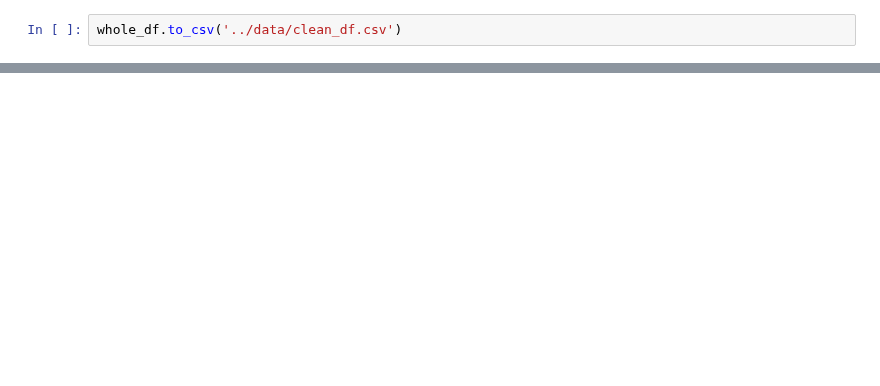
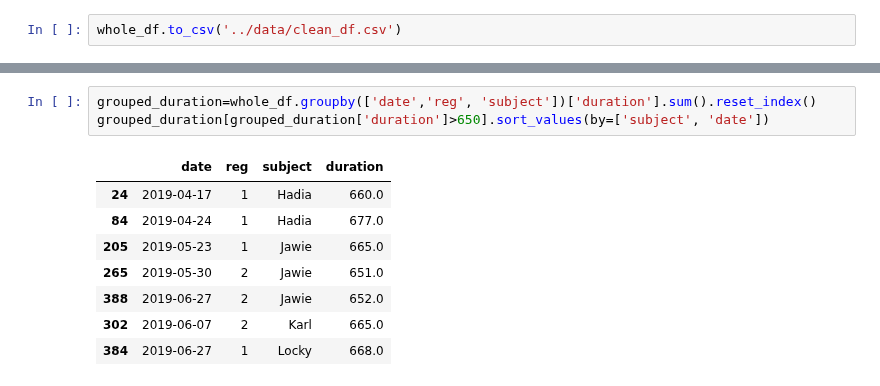
Before and after one commit to Bass2015/Orangutanes, a Jupyter notebook: src/ZZ_tests.ipynb, the cells around one changed output, grey strips where cells are left out. Saved outputs shown, nothing was run; the diff lists cells and outputs as text; blank space fills up the shorter version.

```diff
--- a/src/ZZ_tests.ipynb
+++ b/src/ZZ_tests.ipynb
@@ -45,0 +85,12 @@ fig.show()
+# %%
+grouped_duration=whole_df.groupby(['date','reg', 'subject'])['duration'].sum().reset_index()
+grouped_duration[grouped_duration['duration']>650].sort_values(by=['subject', 'date'])
+# %% [output]
+|  | date | reg | subject | duration |
+| 24 | 2019-04-17 | 1 | Hadia | 660.0 |
+| 84 | 2019-04-24 | 1 | Hadia | 677.0 |
+| 205 | 2019-05-23 | 1 | Jawie | 665.0 |
+| 265 | 2019-05-30 | 2 | Jawie | 651.0 |
+| 388 | 2019-06-27 | 2 | Jawie | 652.0 |
+| 302 | 2019-06-07 | 2 | Karl | 665.0 |
+| 384 | 2019-06-27 | 1 | Locky | 668.0 |
```
Also changed, not shown: parts of 14 cells of this notebook, 2 other files.
